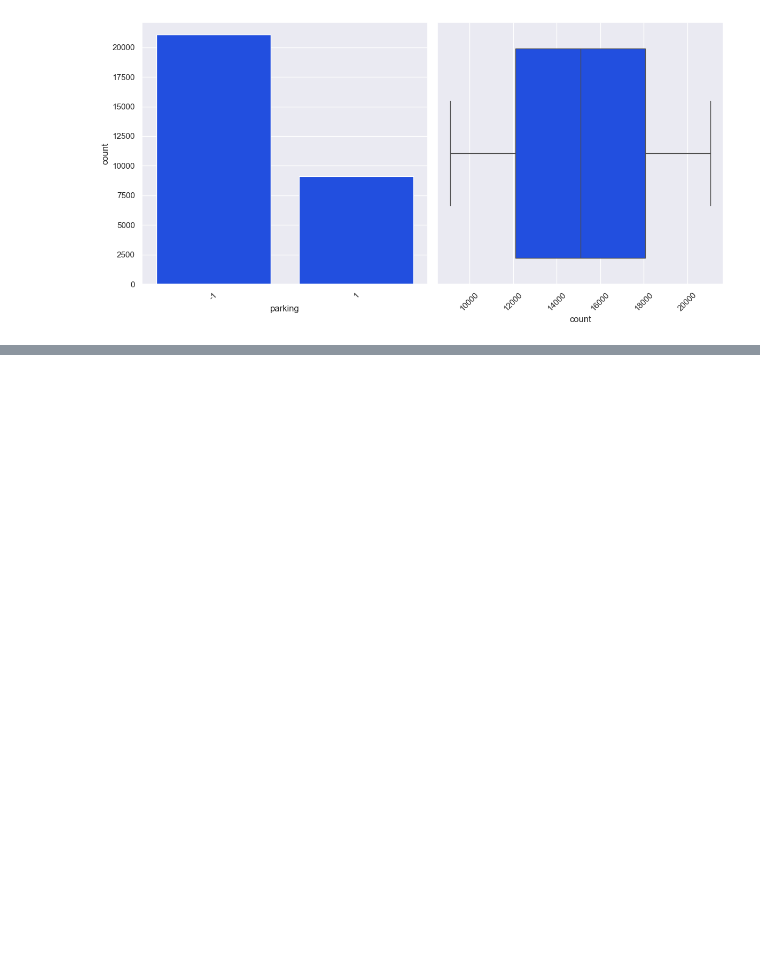
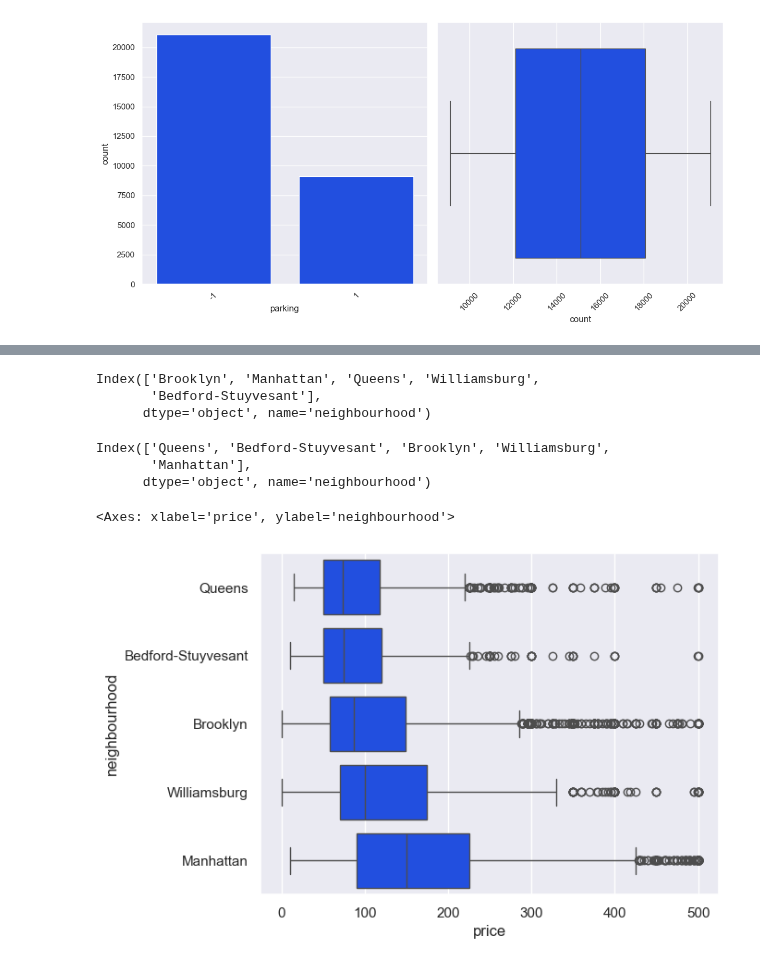
Before and after one commit to CabHug/Portfolio, a Jupyter notebook: Practicas/PRAI-AirBnB.ipynb, the cells around one changed output, grey strips where cells are left out. Cells and saved outputs as stored; diff of their text form; code cells hidden in the pictures; blank space fills up the shorter version.

```diff
--- a/Practicas/PRAI-AirBnB.ipynb
+++ b/Practicas/PRAI-AirBnB.ipynb
@@ -370,0 +457,29 @@ None
+# %%
+top5_neig = (AB_df['neighbourhood'].value_counts(normalize=True).head(5) * 100).index
+top5_neig
+# %% [output]
+Index(['Brooklyn', 'Manhattan', 'Queens', 'Williamsburg',
+       'Bedford-Stuyvesant'],
+      dtype='object', name='neighbourhood')
+# %%
+# Creamos el df con la informacion de solos los barrios en el top 5
+top5_neig_df = AB_df.loc[AB_df['neighbourhood'].isin(top5_neig)]
+# %%
+median_order_top = (top5_neig_df.groupby('neighbourhood')['price'].median().sort_values(ascending=True)).index
+print(median_order_top)
+# %% [output]
+Index(['Queens', 'Bedford-Stuyvesant', 'Brooklyn', 'Williamsburg',
+       'Manhattan'],
+      dtype='object', name='neighbourhood')
+# %%
+fig = plt.Figure(figsize=(10,10))
+
+sns.boxplot(
+    data=AB_df,
+    x='price',
+    y='neighbourhood',
+    order=median_order_top
+)
+# %% [output]
+<Axes: xlabel='price', ylabel='neighbourhood'>
+[figure, added]
```
Also changed, not shown: parts of 9 cells of this notebook.
